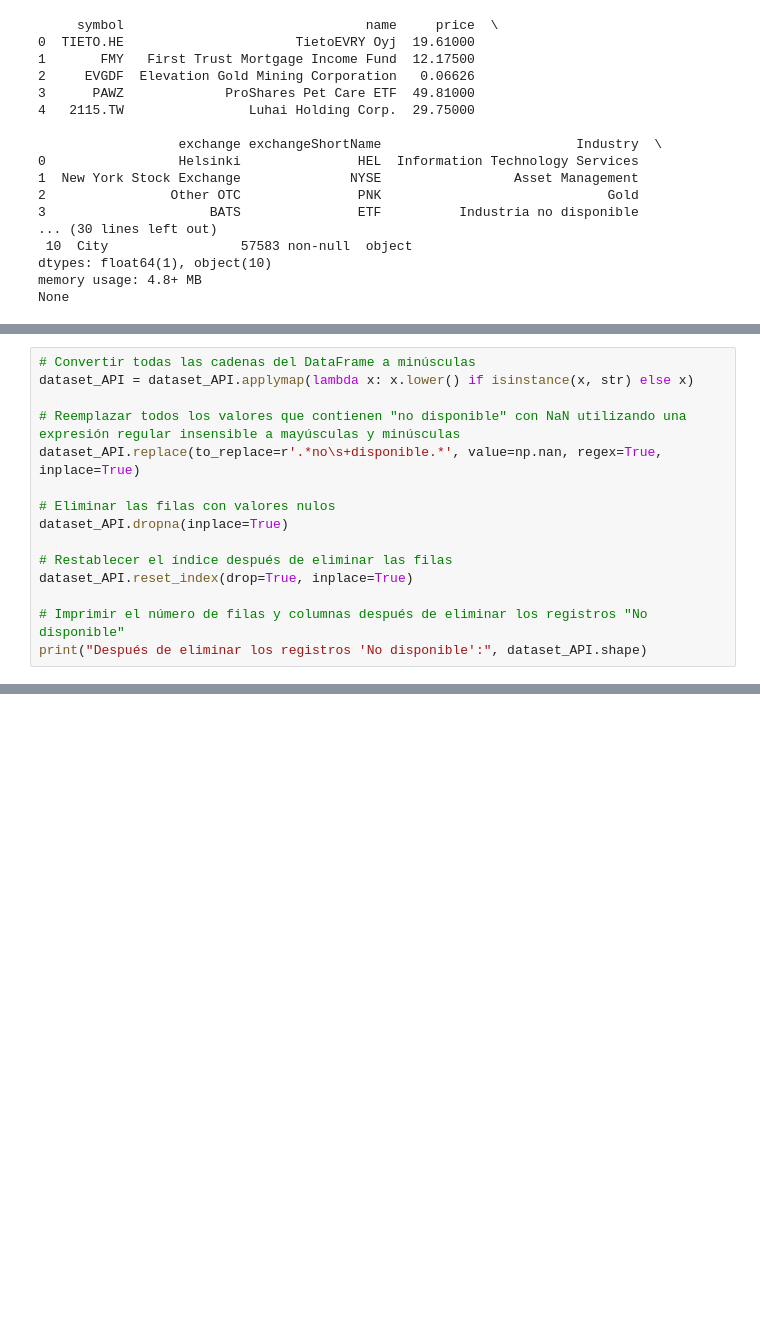
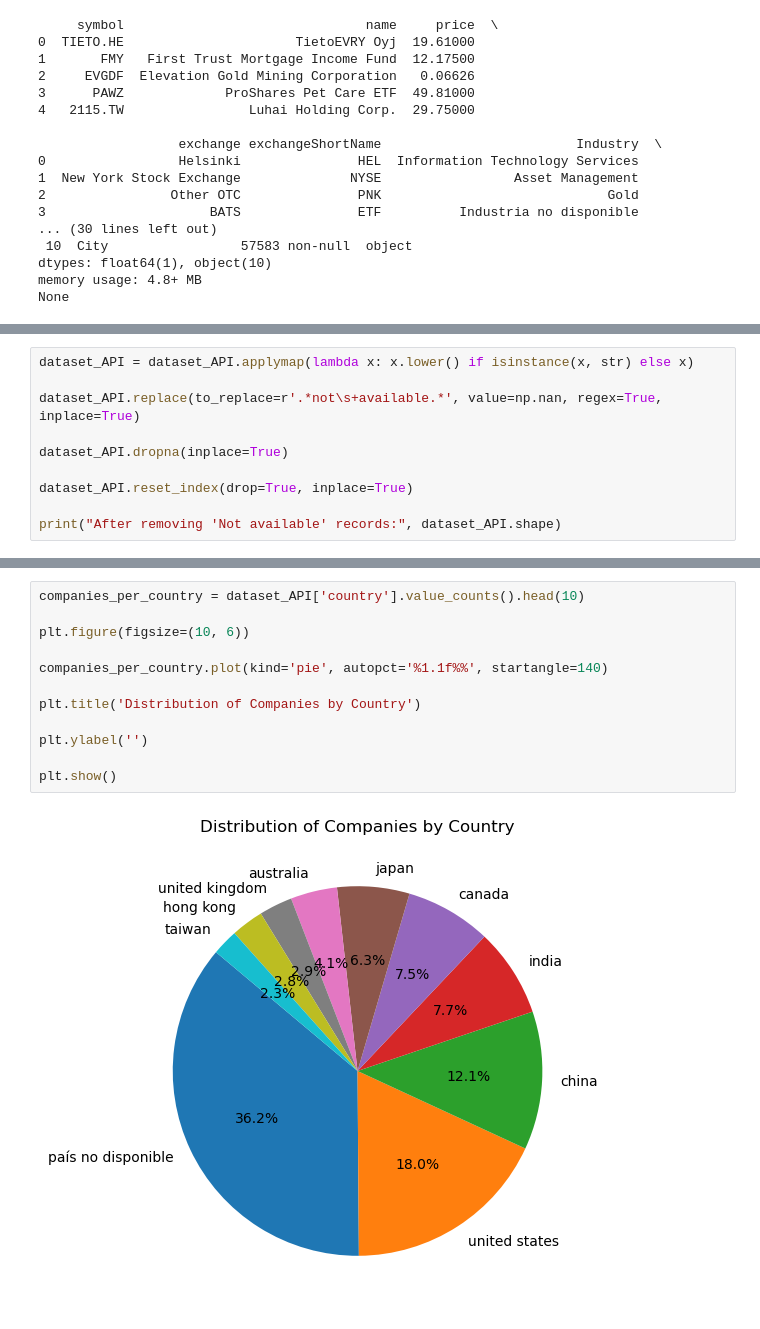
Before and after one commit to Isaac-opz/DataDive-TechLayoffs, a Jupyter notebook: API/API_ETL_EDA.ipynb, the cells around one changed output, grey strips where cells are left out. Drawn from its saved outputs; the diff is of its cells as text; blank space fills up the shorter version.

```diff
--- a/API/API_ETL_EDA.ipynb
+++ b/API/API_ETL_EDA.ipynb
@@ -137,15 +107,0 @@ None
-# %%
-# Convertir todas las cadenas del DataFrame a minúsculas
-dataset_API = dataset_API.applymap(lambda x: x.lower() if isinstance(x, str) else x)
-
-# Reemplazar todos los valores que contienen "no disponible" con NaN utilizando una expresión regular insensible a mayúsculas y minúsculas
-dataset_API.replace(to_replace=r'.*no\s+disponible.*', value=np.nan, regex=True, inplace=True)
-
-# Eliminar las filas con valores nulos
-dataset_API.dropna(inplace=True)
-
-# Restablecer el índice después de eliminar las filas
-dataset_API.reset_index(drop=True, inplace=True)
-
-# Imprimir el número de filas y columnas después de eliminar los registros "No disponible"
-print("Después de eliminar los registros 'No disponible':", dataset_API.shape)
@@ -513,0 +113,10 @@ See the caveats in the documentation: https://pandas.pydata.org/pandas-docs/stab
+# %%
+dataset_API = dataset_API.applymap(lambda x: x.lower() if isinstance(x, str) else x)
+
+dataset_API.replace(to_replace=r'.*not\s+available.*', value=np.nan, regex=True, inplace=True)
+
+dataset_API.dropna(inplace=True)
+
+dataset_API.reset_index(drop=True, inplace=True)
+
+print("After removing 'Not available' records:", dataset_API.shape)
@@ -513,0 +235,14 @@ See the caveats in the documentation: https://pandas.pydata.org/pandas-docs/stab
+# %%
+companies_per_country = dataset_API['country'].value_counts().head(10)
+
+plt.figure(figsize=(10, 6))
+
+companies_per_country.plot(kind='pie', autopct='%1.1f%%', startangle=140)
+
+plt.title('Distribution of Companies by Country')
+
+plt.ylabel('')
+
+plt.show()
+# %% [output]
+[figure, added]
```
Also changed, not shown: parts of 64 cells of this notebook, 2 other files.
